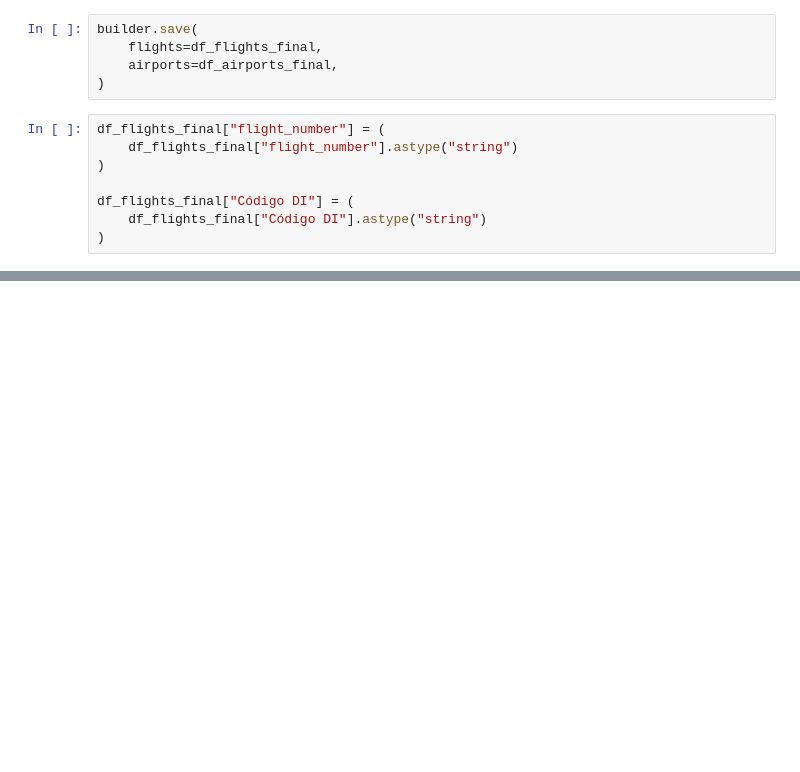
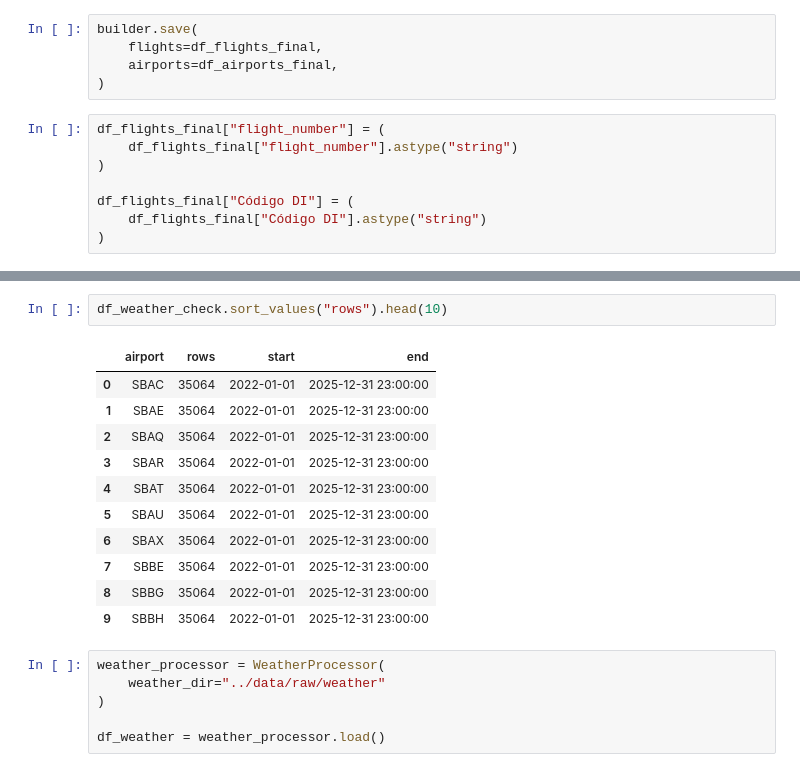
Before and after one commit to AdamGenezine/rain-delay, a Jupyter notebook: notebooks/01_data_understanding.ipynb, the cells around one changed output, grey strips where cells are left out. Cells and saved outputs as stored; diff of their text form; blank space fills up the shorter version.

```diff
--- a/notebooks/01_data_understanding.ipynb
+++ b/notebooks/01_data_understanding.ipynb
@@ -608,0 +741,20 @@ df_flights_final["Código DI"] = (
+# %%
+df_weather_check.sort_values("rows").head(10)
+# %% [output]
+|  | airport | rows | start | end |
+| 0 | SBAC | 35064 | 2022-01-01 | 2025-12-31 23:00:00 |
+| 1 | SBAE | 35064 | 2022-01-01 | 2025-12-31 23:00:00 |
+| 2 | SBAQ | 35064 | 2022-01-01 | 2025-12-31 23:00:00 |
+| 3 | SBAR | 35064 | 2022-01-01 | 2025-12-31 23:00:00 |
+| 4 | SBAT | 35064 | 2022-01-01 | 2025-12-31 23:00:00 |
+| 5 | SBAU | 35064 | 2022-01-01 | 2025-12-31 23:00:00 |
+| 6 | SBAX | 35064 | 2022-01-01 | 2025-12-31 23:00:00 |
+| 7 | SBBE | 35064 | 2022-01-01 | 2025-12-31 23:00:00 |
+| 8 | SBBG | 35064 | 2022-01-01 | 2025-12-31 23:00:00 |
+| 9 | SBBH | 35064 | 2022-01-01 | 2025-12-31 23:00:00 |
+# %%
+weather_processor = WeatherProcessor(
+    weather_dir="../data/raw/weather"
+)
+
+df_weather = weather_processor.load()
```
Also changed, not shown: parts of 22 cells of this notebook.
